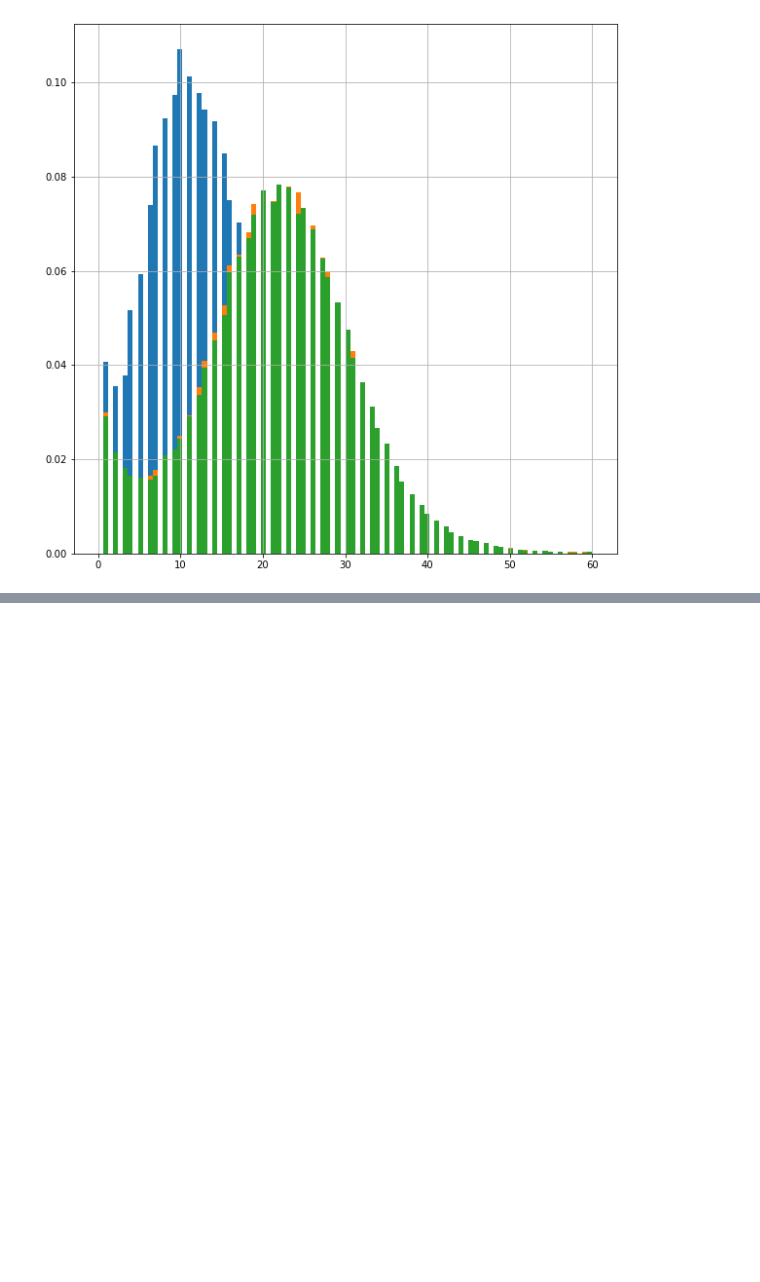
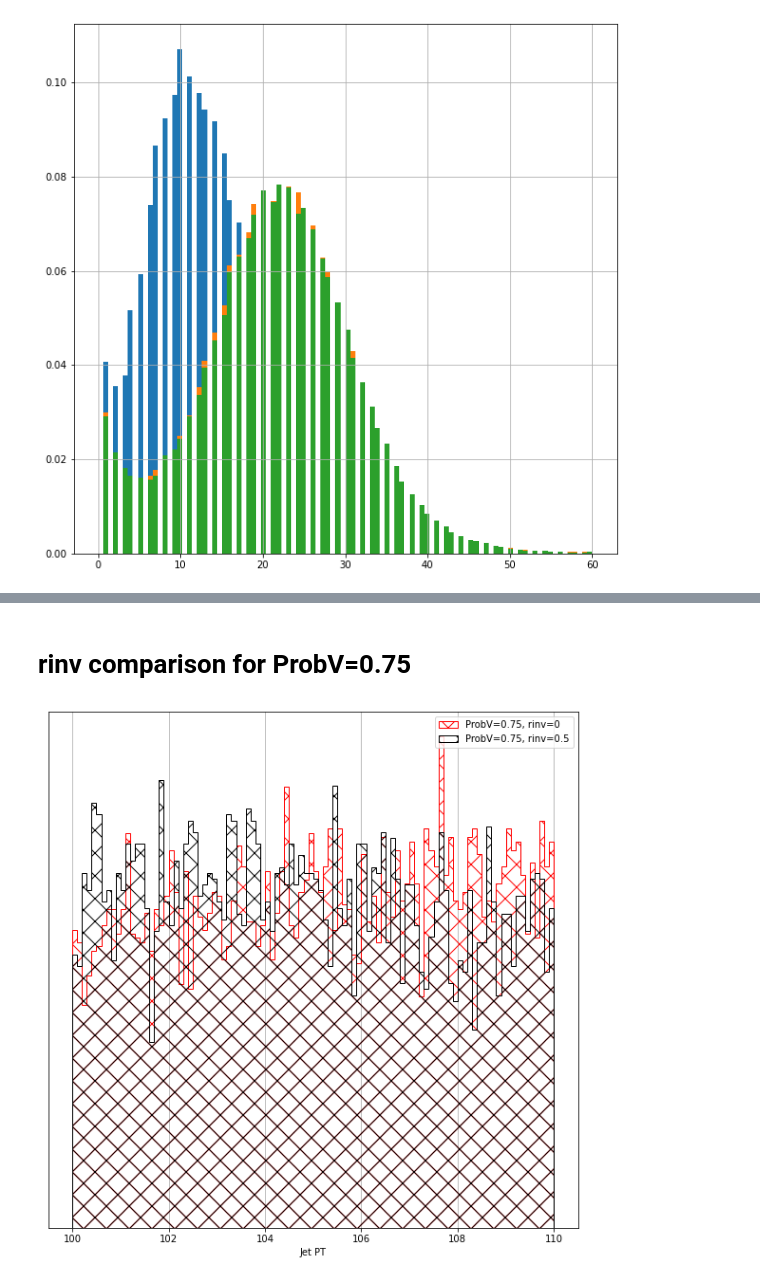
Before and after one commit to noamwunch/displaced_tracks, a Jupyter notebook: Naive_classifier_v2.ipynb, the cells around one changed output, grey strips where cells are left out. Saved outputs shown, nothing was run; the diff lists cells and outputs as text; code cells hidden in the pictures; blank space fills up the shorter version.

```diff
--- a/Naive_classifier_v2.ipynb
+++ b/Naive_classifier_v2.ipynb
@@ -43,0 +81,12 @@ plt.gcf().set_size_inches(10, 10)
+# %% [markdown]
+# rinv comparison for ProbV=0.75
+# %%
+# PT distribution with a generation level 150 < PT < 300 cut
+rinv1probv1.jet_PT.hist(range=[100,110], bins=100, density=True, histtype='step', hatch='x', color='red')
+rinv2probv1.jet_PT.hist(range=[100,110], bins=100, density=True, histtype='step', hatch='x', color='black')
+plt.legend(["ProbV=0.75, rinv=0", "ProbV=0.75, rinv=0.5"])
+plt.yticks([])
+plt.xlabel("Jet PT")
+plt.gcf().set_size_inches(10, 10)
+# %% [output]
+[figure, added]
```
Also changed, not shown: parts of 15 cells of this notebook, 24 other files.
